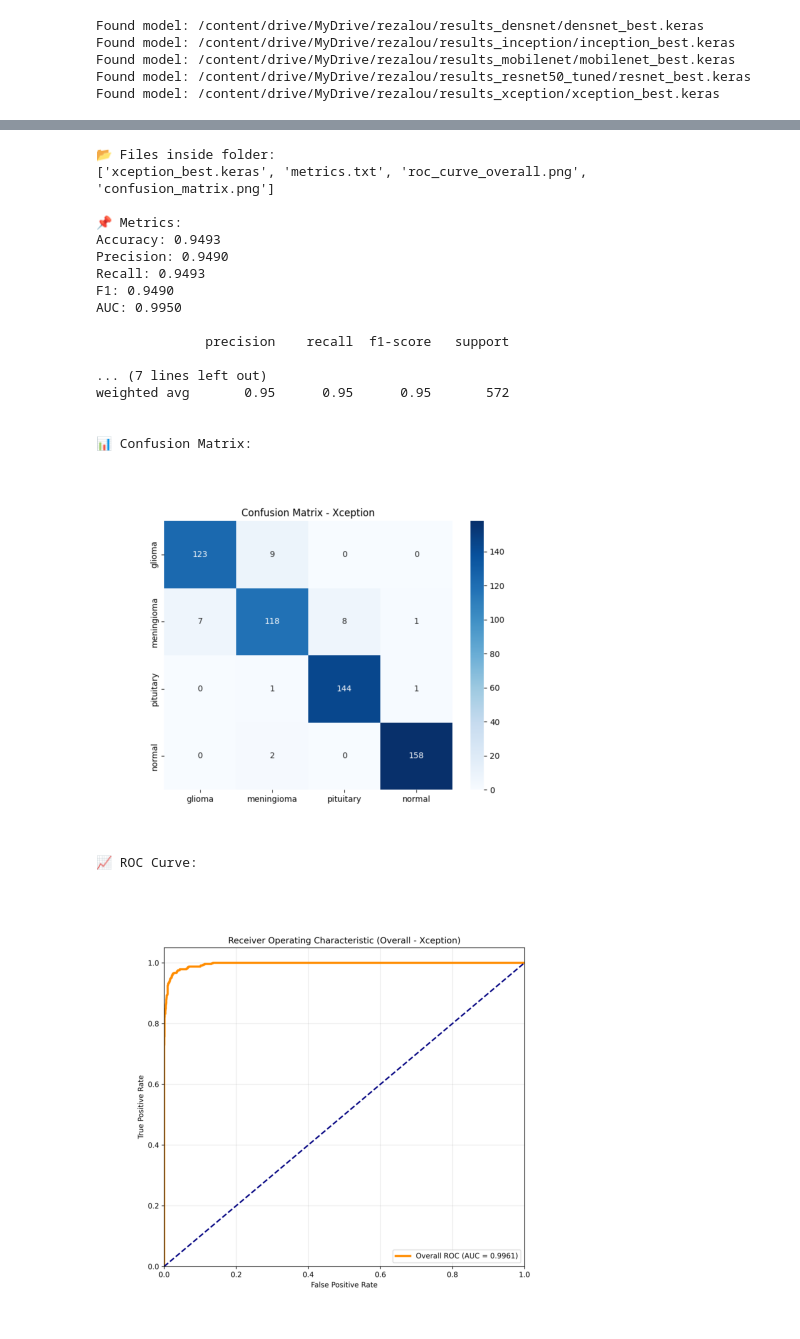
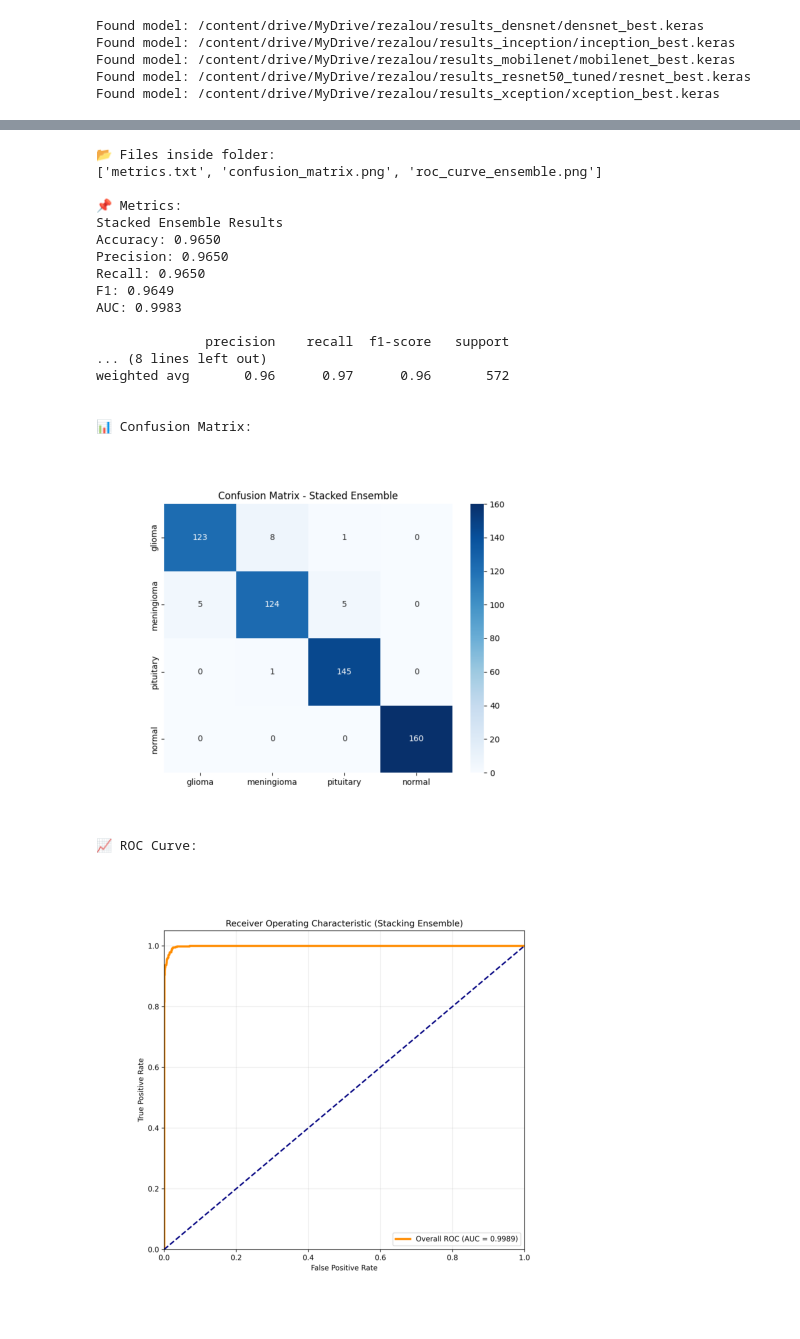
Before and after one commit to mahdieslaminet/An-optimal-framework-for-brain-tumor-classification-using-machine-learning-and-deep-CNN-features, a Jupyter notebook: weighted_classifier.ipynb, the cells around one changed output, grey strips where cells are left out. Drawn from its saved outputs; the diff is of its cells as text; code cells hidden in the pictures.

```diff
--- a/weighted_classifier.ipynb
+++ b/weighted_classifier.ipynb
@@ -287,54 +285,52 @@ import os
 import matplotlib.pyplot as plt
 from PIL import Image
 
-base = '/content/drive/MyDrive/rezalou/results_xception'
+base = '/content/drive/MyDrive/rezalou/results_stacked_classifier'
 
 print("📂 Files inside folder:")
 print(os.listdir(base))
 
-# metrics
+# Metrics
 if os.path.exists(os.path.join(base, 'metrics.txt')):
     print("\n📌 Metrics:")
     with open(os.path.join(base, 'metrics.txt')) as f:
         print(f.read())
-else:
-    print("\n❌ metrics.txt not found")
 
-# confusion matrix
+# Confusion Matrix
 if os.path.exists(os.path.join(base, 'confusion_matrix.png')):
     print("\n📊 Confusion Matrix:")
     img = Image.open(os.path.join(base, 'confusion_matrix.png'))
     plt.figure(figsize=(6,6))
     plt.imshow(img)
     plt.axis('off')
     plt.show()
 
-# ROC
-if os.path.exists(os.path.join(base, 'roc_curve_overall.png')):
+# ROC Curve
+if os.path.exists(os.path.join(base, 'roc_curve_ensemble.png')):
     print("\n📈 ROC Curve:")
-    img = Image.open(os.path.join(base, 'roc_curve_overall.png'))
+    img = Image.open(os.path.join(base, 'roc_curve_ensemble.png'))
     plt.figure(figsize=(6,6))
     plt.imshow(img)
     plt.axis('off')
     plt.show()
 # %% [output]
 📂 Files inside folder:
-['xception_best.keras', 'metrics.txt', 'roc_curve_overall.png', 'confusion_matrix.png']
+['metrics.txt', 'confusion_matrix.png', 'roc_curve_ensemble.png']
 
 📌 Metrics:
-Accuracy: 0.9493
-Precision: 0.9490
-Recall: 0.9493
-F1: 0.9490
-AUC: 0.9950
+Stacked Ensemble Results
+Accuracy: 0.9650
+Precision: 0.9650
+Recall: 0.9650
+F1: 0.9649
+AUC: 0.9983
 
               precision    recall  f1-score   support
-
-... (7 lines left out)
-weighted avg       0.95      0.95      0.95       572
+... (8 lines left out)
+weighted avg       0.96      0.97      0.96       572
 
 
 📊 Confusion Matrix:
-[figure, old version]
+[figure, new version]
 📈 ROC Curve:
-[figure, old version]
+[figure, new version]
```
Also changed, not shown: parts of 4 cells of this notebook.
